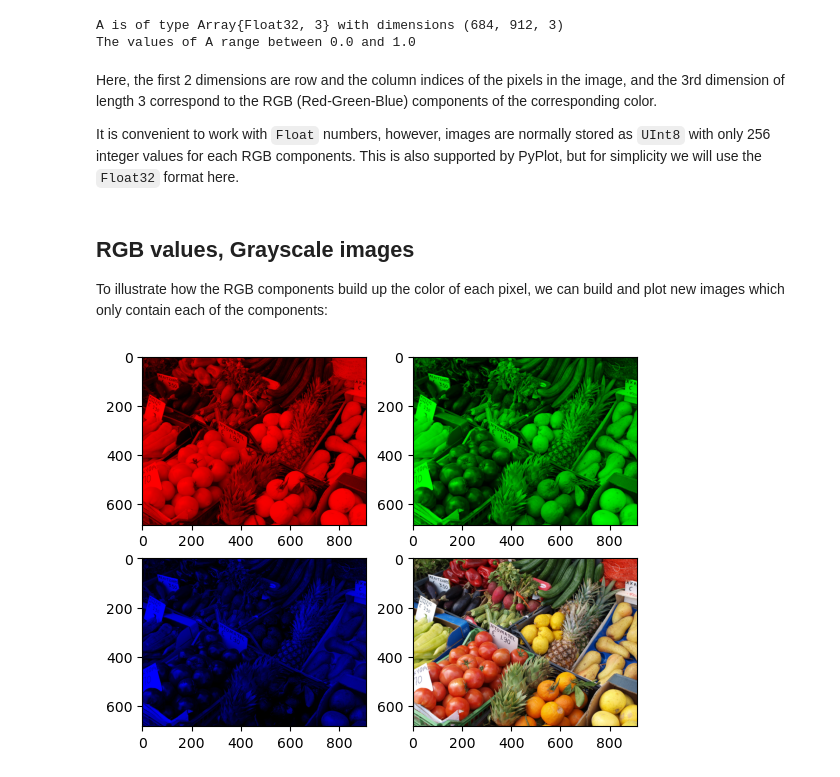
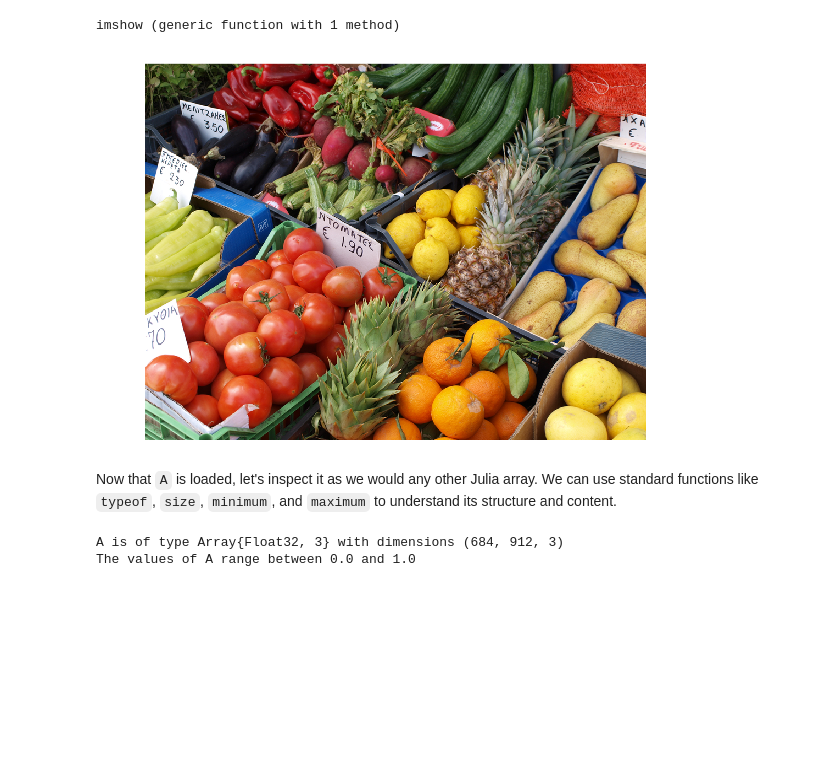
Before and after one commit to robertsweeneyblanco/Programming_for_Mathematical_Applications, a Jupyter notebook: textbook/content/Image_Processing/Reading_And_Plotting_Images.ipynb, the cells around one changed output. Drawn from its saved outputs; the diff is of its cells as text; code cells hidden in the pictures; blank space fills up the shorter version.

Commit message:
Major rewrite of image processing section

```diff
--- a/textbook/content/Image_Processing/Reading_And_Plotting_Images.ipynb
+++ b/textbook/content/Image_Processing/Reading_And_Plotting_Images.ipynb
@@ -15,24 +9,60 @@ Using standard Julia functions, we can determine that the image is represented i
+# %%
+using Plots  # For all our plotting needs
+using FileIO # For loading image files (like .png, .jpg)
+
+# A utility function for faster image display in Jupyter.
+# It saves the current plot to a temporary PNG file,
+# displays that raw PNG data, and then deletes the file.
+# This is often faster than the default Plots.jl display.
+function fastdisplay(h=current())
+    fname = savefig(h, tempname())
+    display("image/png", read(fname))
+    rm(fname, force=true) # Clean up the temporary file
+end
+
+# Converts an image loaded by FileIO (which is typically an
+# array of `RGB` objects) into a 3D `Float32` array.
+# The dimensions will be (height, width, 3).
+# The 3rd dimension corresponds to the :r, :g, :b channels.
+to3Darray(img) = Float32[ getfield(pxl, fld) for pxl in img, fld in (:r,:g,:b) ]
+
+# The reverse of `to3Darray`.
+# Converts our (height, width, 3) numerical array back into an
+# array of `RGB` objects, which `Plots.jl` knows how to display as an image.
+# `eachslice` creates views for R, G, and B, and `...` (splatting)
+# passes them as separate arguments to the `RGB` constructor.
+toRGBarray(img) = RGB.(eachslice(img[:,:,:], dims=3)...)
+
+# Our custom 'imread' function:
+# 1. `load(filename)`: Use FileIO to read the image file.
+# 2. `to3Darray(...)`: Convert it to our standard 3D Float32 array format.
+imread(filename) = to3Darray(load(filename))
+
+# Our custom 'imshow' function:
+# 1. `toRGBarray(img)`: Convert our 3D array to an `RGB` array.
+# 2. `plot(...)`: Use the standard `plot` function.
+# We add some sensible defaults for image plotting:
+# `aspect_ratio=:equal` (no stretching) and `axis=nothing` (no axes).
+imshow(img; args...) = plot(toRGBarray(img); aspect_ratio=:equal, axis=nothing, border=:none, args...)
+# %% [output]
+imshow (generic function with 1 method)
+# %%
+# Load the sample image using our new function.
+# 'A' is now a 3D (height, width, 3) array.
+A = imread("sample_photo.png")
+
+# Display the image using our 'imshow' wrapper.
+imshow(A)
+
+# Render the plot using our fast display helper.
+fastdisplay()
+# %% [output]
+[figure, added]
+# %% [markdown]
+Now that `A` is loaded, let's inspect it as we would any other Julia array. We can use standard functions like `typeof`, `size`, `minimum`, and `maximum` to understand its structure and content.
 # %%
 println("A is of type $(typeof(A)) with dimensions $(size(A))")
 println("The values of A range between $(minimum(A)) and $(maximum(A))")
 # %% [output]
 A is of type Array{Float32, 3} with dimensions (684, 912, 3)
 The values of A range between 0.0 and 1.0
-# %% [markdown]
-Here, the first 2 dimensions are row and the column indices of the pixels in the image, and the 3rd dimension of length 3 correspond to the RGB (Red-Green-Blue) components of the corresponding color.
-
-It is convenient to work with `Float` numbers, however, images are normally stored as `UInt8` with only 256 integer values for each RGB components. This is also supported by PyPlot, but for simplicity we will use the `Float32` format here.
-# %% [markdown]
-## RGB values, Grayscale images
-
-To illustrate how the RGB components build up the color of each pixel, we can build and plot new images which only contain each of the components:
-# %%
-Ar = copy(A); Ar[:,:,[2,3]] .= 0.0;
-Ag = copy(A); Ag[:,:,[1,3]] .= 0.0;
-Ab = copy(A); Ab[:,:,[1,2]] .= 0.0;
-subplot(2,2,1); imshow(Ar);
-subplot(2,2,2); imshow(Ag);
-subplot(2,2,3); imshow(Ab);
-subplot(2,2,4); imshow(A);
-# %% [output]
-[figure, removed]
```
Also changed, not shown: parts of 15 cells of this notebook, 1 other file.
